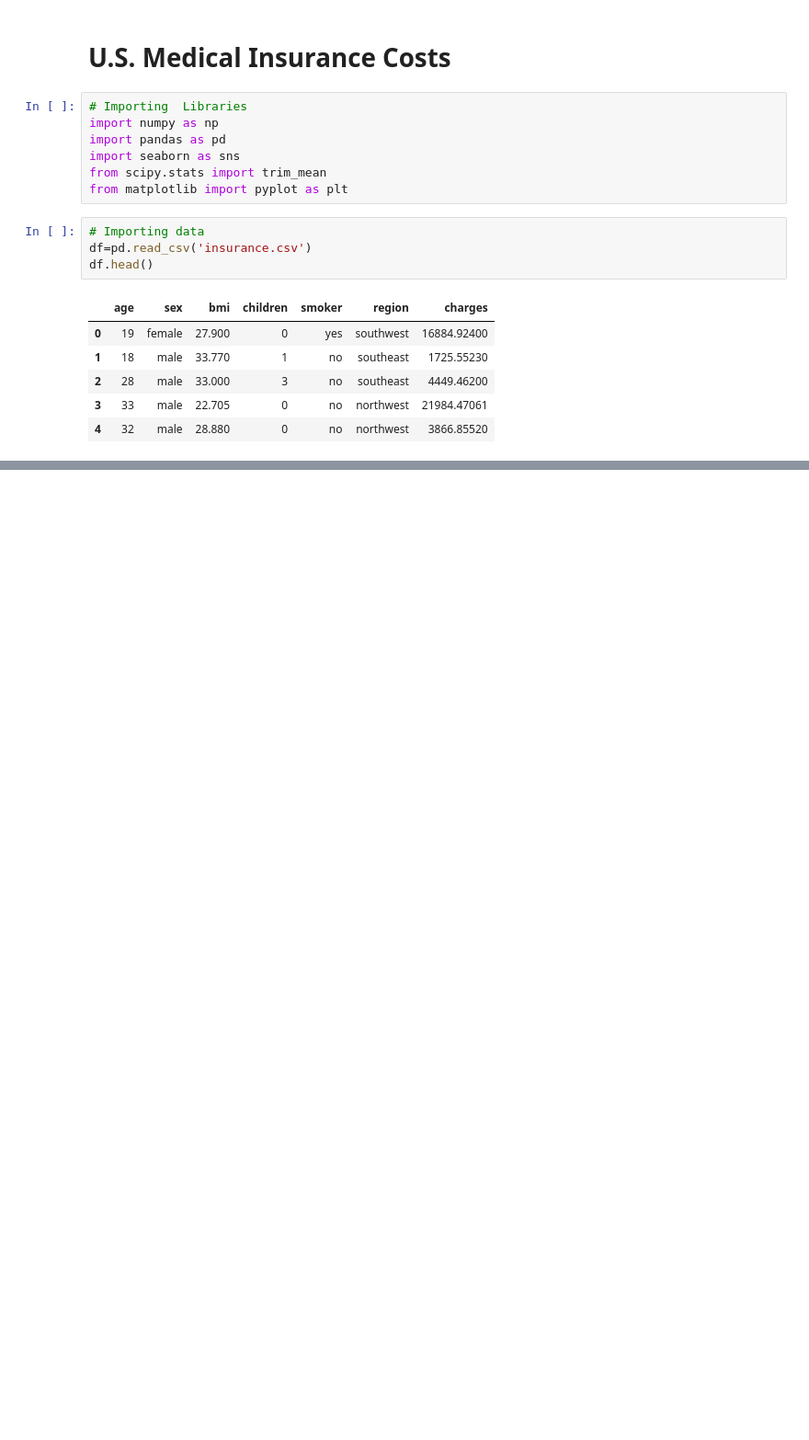
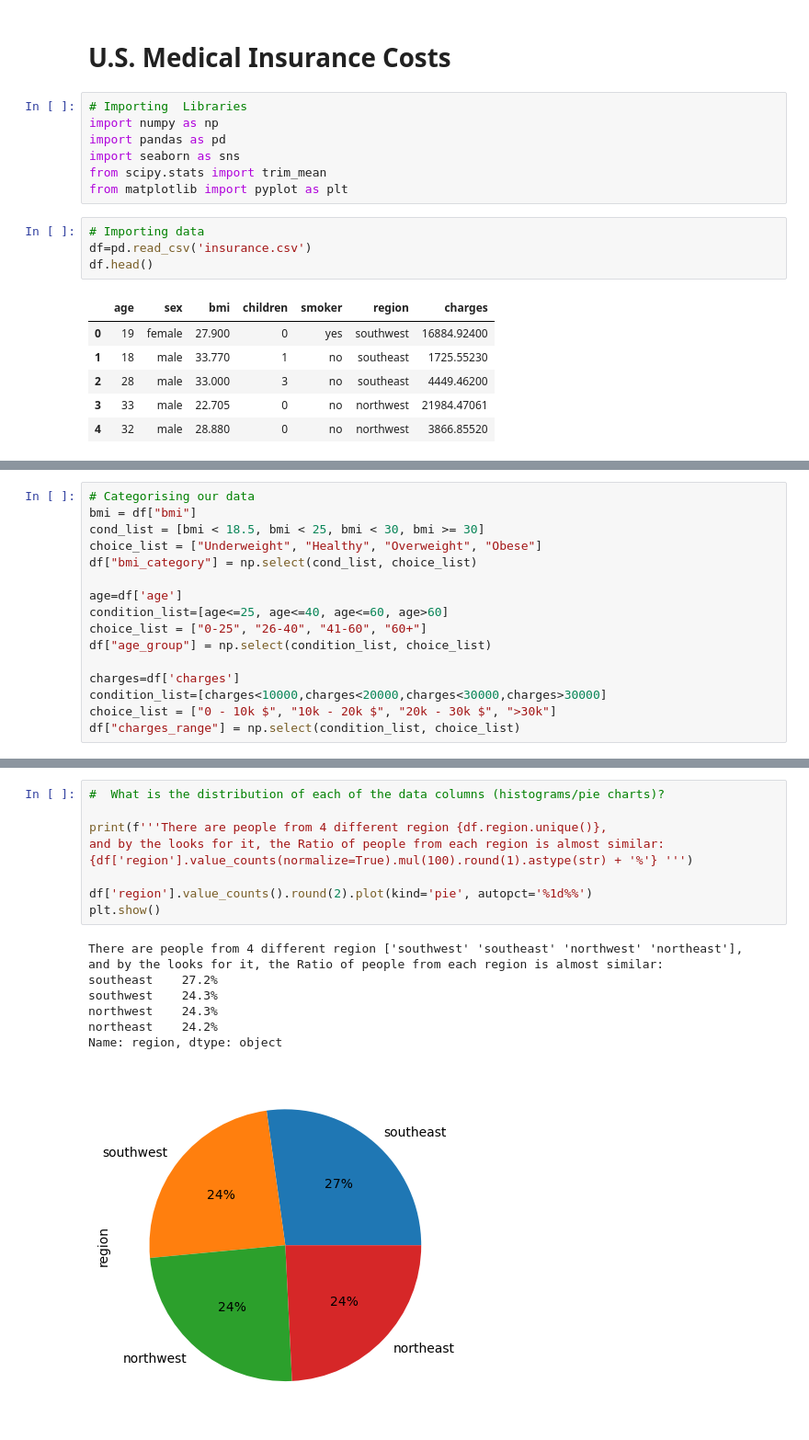
Before and after one commit to CloudWalker26/U.S.-Medical-Insurance-Costs, a Jupyter notebook: python-portfolio-project-starter-files/us-medical-insurance-costs.ipynb, the cells around one changed output, grey strips where cells are left out. Shown at 92% size. Drawn from its saved outputs; the diff is of its cells as text; blank space fills up the shorter version.

```diff
--- a/python-portfolio-project-starter-files/us-medical-insurance-costs.ipynb
+++ b/python-portfolio-project-starter-files/us-medical-insurance-costs.ipynb
@@ -20,0 +54,16 @@ df.head()
+# %%
+# Categorising our data
+bmi = df["bmi"]
+cond_list = [bmi < 18.5, bmi < 25, bmi < 30, bmi >= 30]
+choice_list = ["Underweight", "Healthy", "Overweight", "Obese"]
+df["bmi_category"] = np.select(cond_list, choice_list)
+
+age=df['age']
+condition_list=[age<=25, age<=40, age<=60, age>60]
+choice_list = ["0-25", "26-40", "41-60", "60+"]
+df["age_group"] = np.select(condition_list, choice_list)
+
+charges=df['charges']
+condition_list=[charges<10000,charges<20000,charges<30000,charges>30000]
+choice_list = ["0 - 10k $", "10k - 20k $", "20k - 30k $", ">30k"]
+df["charges_range"] = np.select(condition_list, choice_list)
@@ -20,0 +79,18 @@ df.head()
+# %%
+#  What is the distribution of each of the data columns (histograms/pie charts)?
+
+print(f'''There are people from 4 different region {df.region.unique()},
+and by the looks for it, the Ratio of people from each region is almost similar:
+{df['region'].value_counts(normalize=True).mul(100).round(1).astype(str) + '%'} ''')
+
+df['region'].value_counts().round(2).plot(kind='pie', autopct='%1d%%')
+plt.show()
+# %% [output]
+There are people from 4 different region ['southwest' 'southeast' 'northwest' 'northeast'],
+and by the looks for it, the Ratio of people from each region is almost similar:
+southeast    27.2%
+southwest    24.3%
+northwest    24.3%
+northeast    24.2%
+Name: region, dtype: object
+[figure, added]
```
Also changed, not shown: parts of 12 cells of this notebook.
